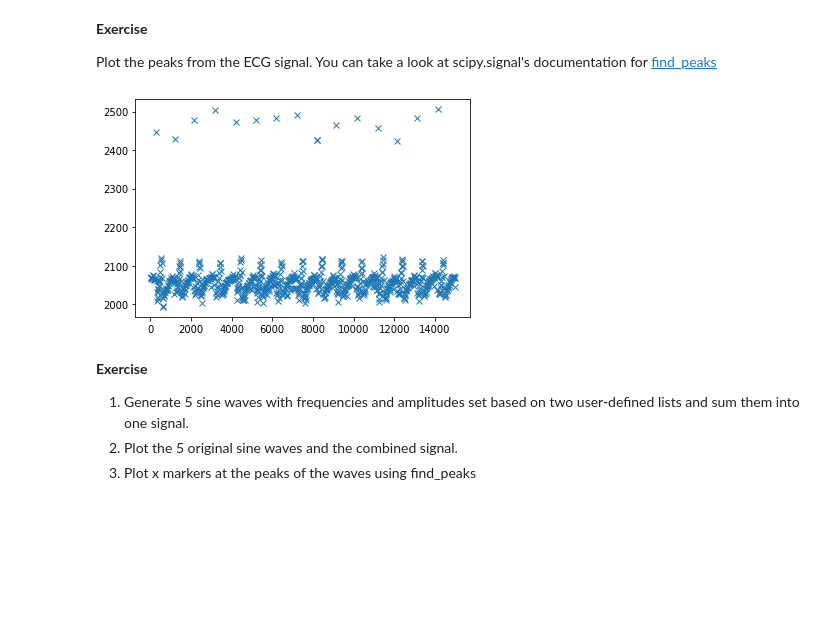
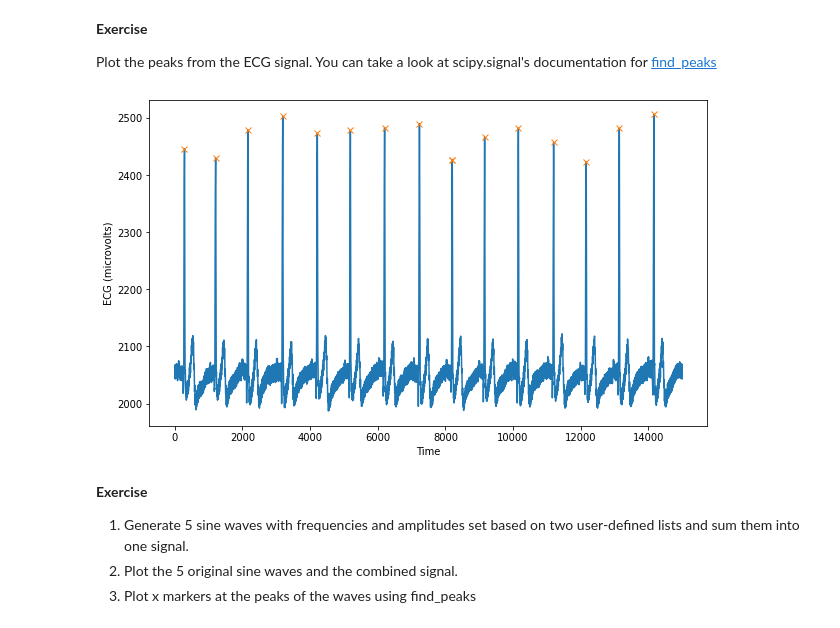
Before and after one commit to krafty-karen/Week2_Public, a Jupyter notebook: Notebooks/02_SignalsProcessing/SignalsProcessing_Exercises.ipynb, the cells around one changed output. Drawn from its saved outputs; the diff is of its cells as text; code cells hidden in the pictures; blank space fills up the shorter version.

```diff
--- a/Notebooks/02_SignalsProcessing/SignalsProcessing_Exercises.ipynb
+++ b/Notebooks/02_SignalsProcessing/SignalsProcessing_Exercises.ipynb
@@ -114,22 +114,26 @@ Plot the peaks from the ECG signal. You can take a look at scipy.signal's docume
 # %%
 # Load the ECG example data
 ecg_url = 'https://raw.githubusercontent.com/BeaverWorksMedlytics2020/Data_Public/master/NotebookExampleData/Week2/ecg.txt'
 ecg_microvolts = np.loadtxt(ecg_url,skiprows=4)
 
 # Import the `find_peaks` function
 from scipy.signal import find_peaks
 
 # write code here
 
 #y = find_peaks(ecg_microvolts)
 #plt.plot(ecg_microvolts)
 
 x = ecg_microvolts
-peaks, _ = find_peaks(x, height=0)
+peaks, _ = find_peaks(x, height=2300)
+plt.figure(figsize=(10,6))
+plt.xlabel('Time')
+plt.ylabel('ECG (microvolts)')
+plt.plot(x)
 plt.plot(peaks, x[peaks], "x")
 plt.show()
 # %% [output]
-[figure, old version]
+[figure, new version]
 # %% [markdown]
 __Exercise__
 
```
